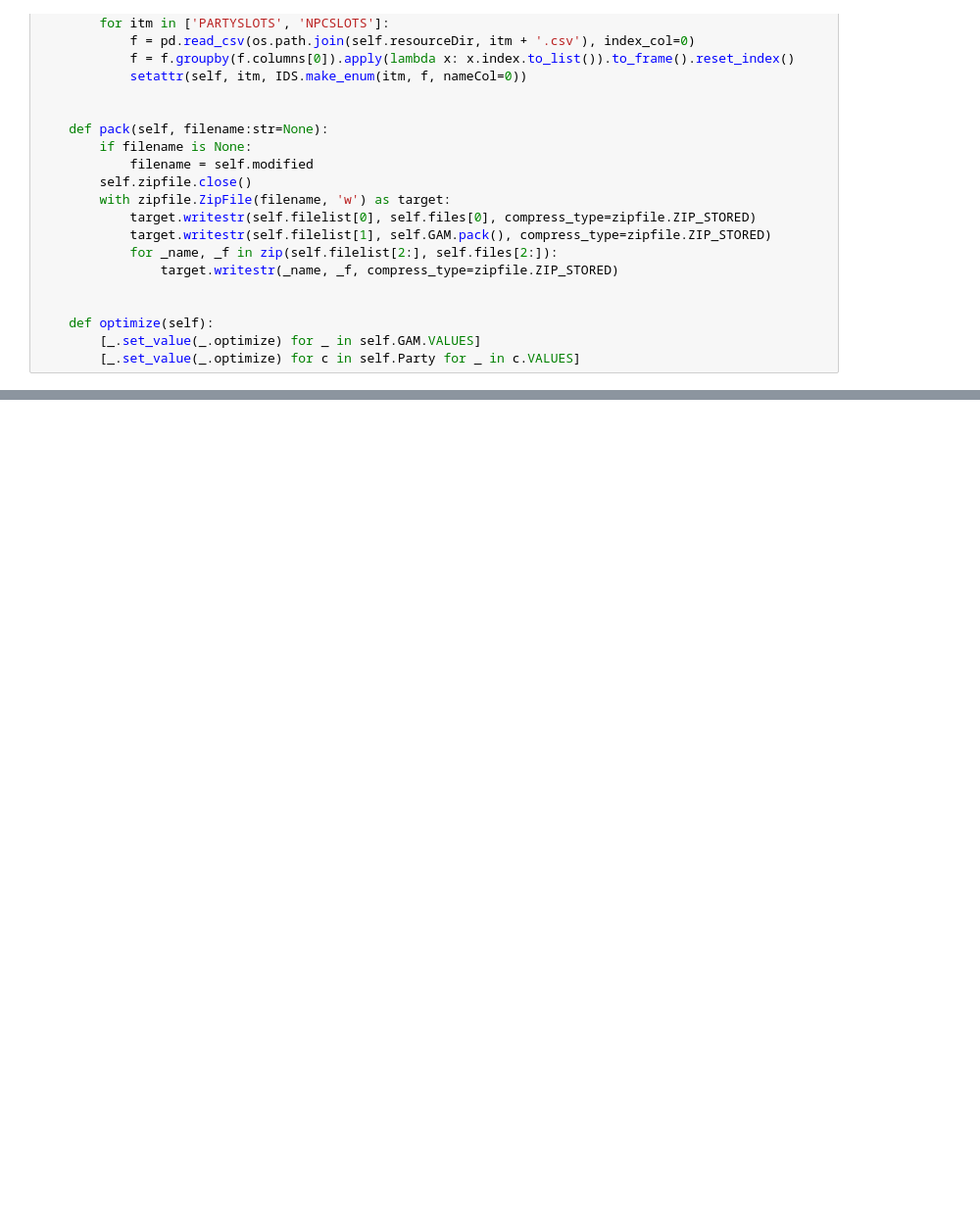
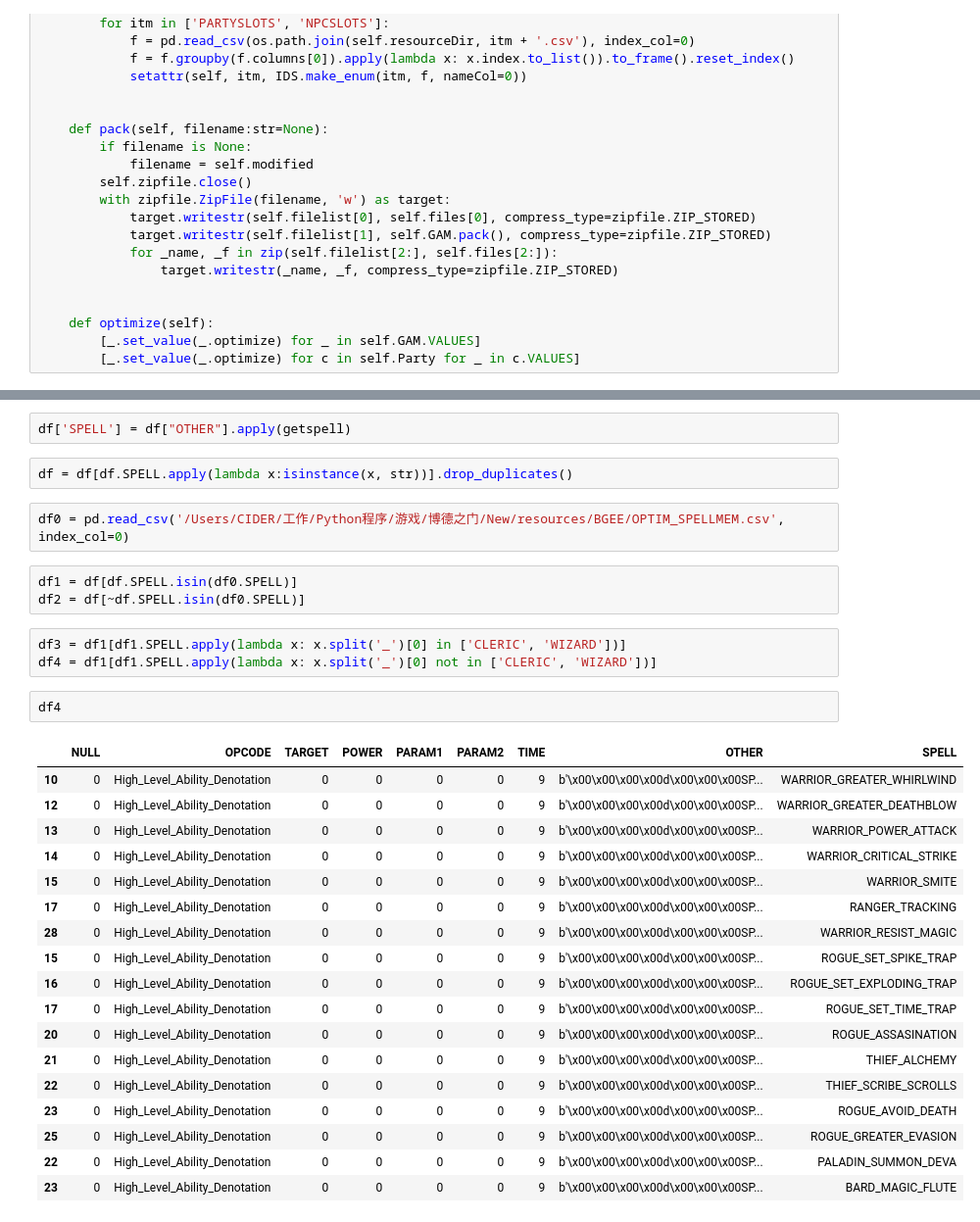
Before and after one commit to yzhcareer/BaldurGate-Save, a Jupyter notebook: New/src/parserbase.ipynb, the cells around one changed output, grey strips where cells are left out. Shown: that part at 98% size. Cells and saved outputs as stored; diff of their text form; blank space fills up the shorter version.

```diff
--- a/New/src/parserbase.ipynb
+++ b/New/src/parserbase.ipynb
@@ -804,0 +796,33 @@ b'\x00\x00\x08\x00\x00\x00'
+# %%
+df['SPELL'] = df["OTHER"].apply(getspell)
+# %%
+df = df[df.SPELL.apply(lambda x:isinstance(x, str))].drop_duplicates()
+# %%
+df0 = pd.read_csv('/Users/CIDER/工作/Python程序/游戏/博德之门/New/resources/BGEE/OPTIM_SPELLMEM.csv', index_col=0)
+# %%
+df1 = df[df.SPELL.isin(df0.SPELL)]
+df2 = df[~df.SPELL.isin(df0.SPELL)]
+# %%
+df3 = df1[df1.SPELL.apply(lambda x: x.split('_')[0] in ['CLERIC', 'WIZARD'])]
+df4 = df1[df1.SPELL.apply(lambda x: x.split('_')[0] not in ['CLERIC', 'WIZARD'])]
+# %%
+df4
+# %% [output]
+|  | NULL | OPCODE | TARGET | POWER | PARAM1 | PARAM2 | TIME | OTHER | SPELL |
+| 10 | 0 | High_Level_Ability_Denotation | 0 | 0 | 0 | 0 | 9 | b'\x00\x00\x00\x00d\x00\x00\x00SP... | WARRIOR_GREATER_WHIRLWIND |
+| 12 | 0 | High_Level_Ability_Denotation | 0 | 0 | 0 | 0 | 9 | b'\x00\x00\x00\x00d\x00\x00\x00SP... | WARRIOR_GREATER_DEATHBLOW |
+| 13 | 0 | High_Level_Ability_Denotation | 0 | 0 | 0 | 0 | 9 | b'\x00\x00\x00\x00d\x00\x00\x00SP... | WARRIOR_POWER_ATTACK |
+| 14 | 0 | High_Level_Ability_Denotation | 0 | 0 | 0 | 0 | 9 | b'\x00\x00\x00\x00d\x00\x00\x00SP... | WARRIOR_CRITICAL_STRIKE |
+| 15 | 0 | High_Level_Ability_Denotation | 0 | 0 | 0 | 0 | 9 | b'\x00\x00\x00\x00d\x00\x00\x00SP... | WARRIOR_SMITE |
+| 17 | 0 | High_Level_Ability_Denotation | 0 | 0 | 0 | 0 | 9 | b'\x00\x00\x00\x00d\x00\x00\x00SP... | RANGER_TRACKING |
+| 28 | 0 | High_Level_Ability_Denotation | 0 | 0 | 0 | 0 | 9 | b'\x00\x00\x00\x00d\x00\x00\x00SP... | WARRIOR_RESIST_MAGIC |
+| 15 | 0 | High_Level_Ability_Denotation | 0 | 0 | 0 | 0 | 9 | b'\x00\x00\x00\x00d\x00\x00\x00SP... | ROGUE_SET_SPIKE_TRAP |
+| 16 | 0 | High_Level_Ability_Denotation | 0 | 0 | 0 | 0 | 9 | b'\x00\x00\x00\x00d\x00\x00\x00SP... | ROGUE_SET_EXPLODING_TRAP |
+| 17 | 0 | High_Level_Ability_Denotation | 0 | 0 | 0 | 0 | 9 | b'\x00\x00\x00\x00d\x00\x00\x00SP... | ROGUE_SET_TIME_TRAP |
+| 20 | 0 | High_Level_Ability_Denotation | 0 | 0 | 0 | 0 | 9 | b'\x00\x00\x00\x00d\x00\x00\x00SP... | ROGUE_ASSASINATION |
+| 21 | 0 | High_Level_Ability_Denotation | 0 | 0 | 0 | 0 | 9 | b'\x00\x00\x00\x00d\x00\x00\x00SP... | THIEF_ALCHEMY |
+| 22 | 0 | High_Level_Ability_Denotation | 0 | 0 | 0 | 0 | 9 | b'\x00\x00\x00\x00d\x00\x00\x00SP... | THIEF_SCRIBE_SCROLLS |
+| 23 | 0 | High_Level_Ability_Denotation | 0 | 0 | 0 | 0 | 9 | b'\x00\x00\x00\x00d\x00\x00\x00SP... | ROGUE_AVOID_DEATH |
+| 25 | 0 | High_Level_Ability_Denotation | 0 | 0 | 0 | 0 | 9 | b'\x00\x00\x00\x00d\x00\x00\x00SP... | ROGUE_GREATER_EVASION |
+| 22 | 0 | High_Level_Ability_Denotation | 0 | 0 | 0 | 0 | 9 | b'\x00\x00\x00\x00d\x00\x00\x00SP... | PALADIN_SUMMON_DEVA |
+| 23 | 0 | High_Level_Ability_Denotation | 0 | 0 | 0 | 0 | 9 | b'\x00\x00\x00\x00d\x00\x00\x00SP... | BARD_MAGIC_FLUTE |
```
Also changed, not shown: parts of 16 cells of this notebook, 12 other files.
